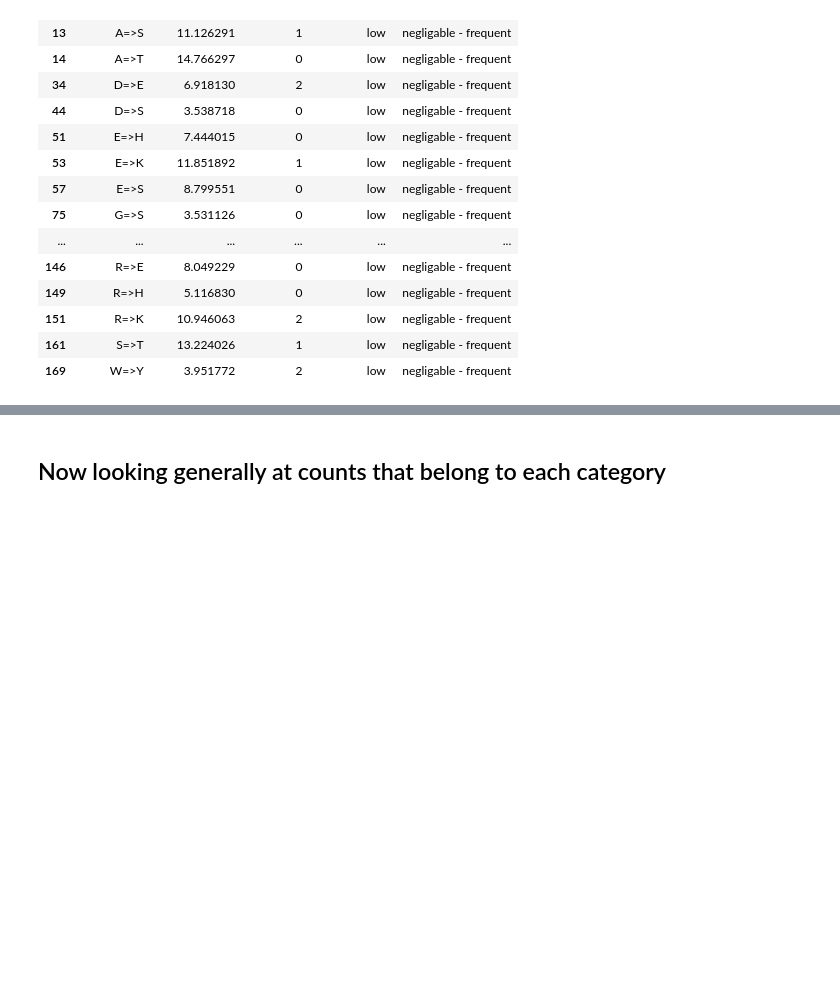
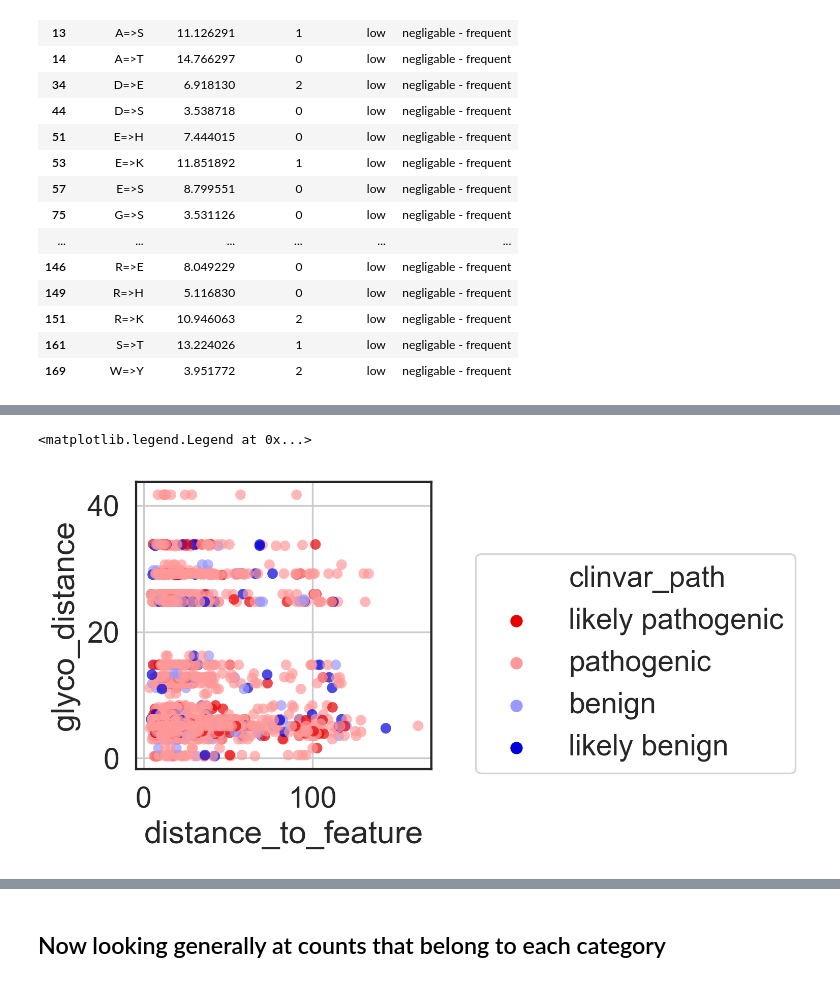
Before and after one commit to danielanach/glyco-clinvar, a Jupyter notebook: code/06_path_vs_benign_continuous.ipynb, the cells around one changed output, grey strips where cells are left out. Saved outputs shown, nothing was run; the diff lists cells and outputs as text; code cells hidden in the pictures; blank space fills up the shorter version.

```diff
--- a/code/06_path_vs_benign_continuous.ipynb
+++ b/code/06_path_vs_benign_continuous.ipynb
@@ -167,0 +163,2 @@ low_glyco_neg_prot
+# %%
+merged = aa_class.merge(df,how='outer',on='substitution')
@@ -168,2 +186,16 @@ low_glyco_neg_prot
+# %%
+plt.figure(dpi=250,
+           figsize=(3,3))
+sns.scatterplot(data=merged,
+                x='distance_to_feature',
+                y='glyco_distance',
+                hue='clinvar_path',
+                palette='seismic_r',
+                alpha=0.7,
+                linewidth=0)
+plt.legend(bbox_to_anchor=(1.1,0.8))
+# %% [output]
+<matplotlib.legend.Legend at 0x...>
+[figure, added]
 # %%
 classifications = [(high_glyco_neg_prot,'High GI \nand negligible PI'),
```
Also changed, not shown: parts of 12 cells of this notebook, 3 other files.
